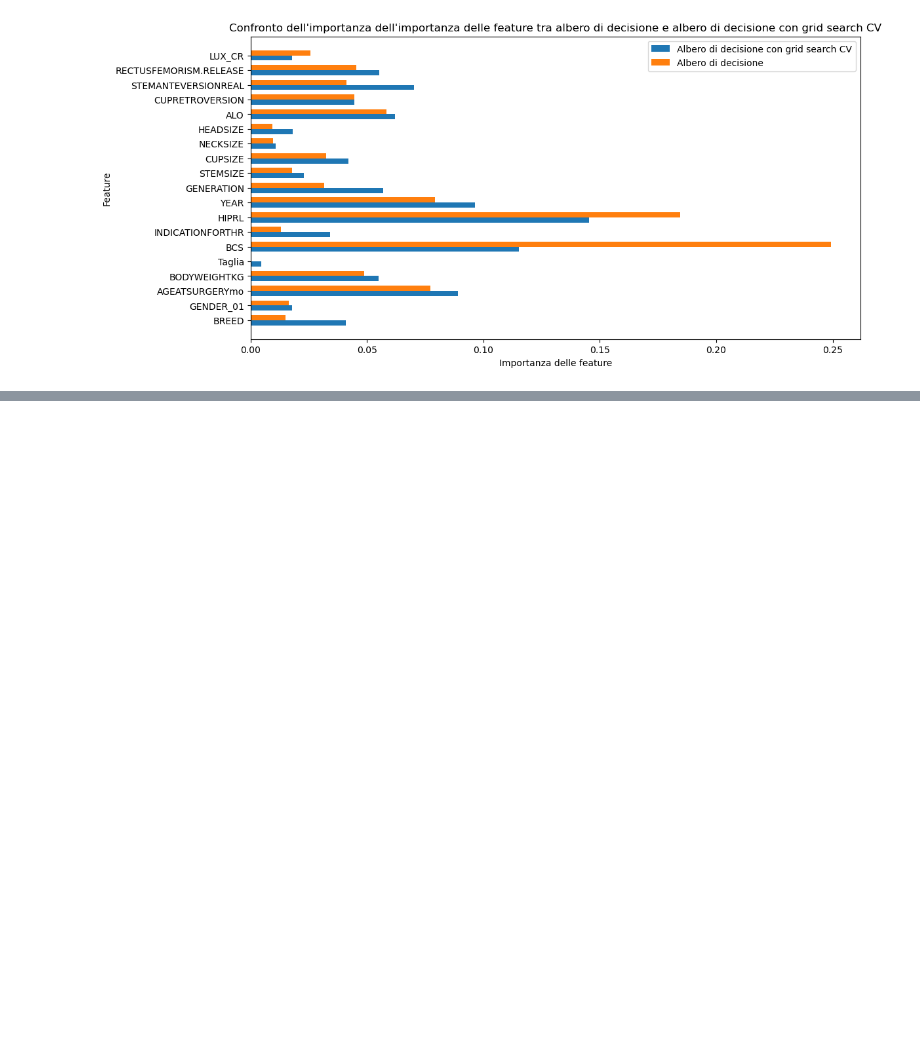
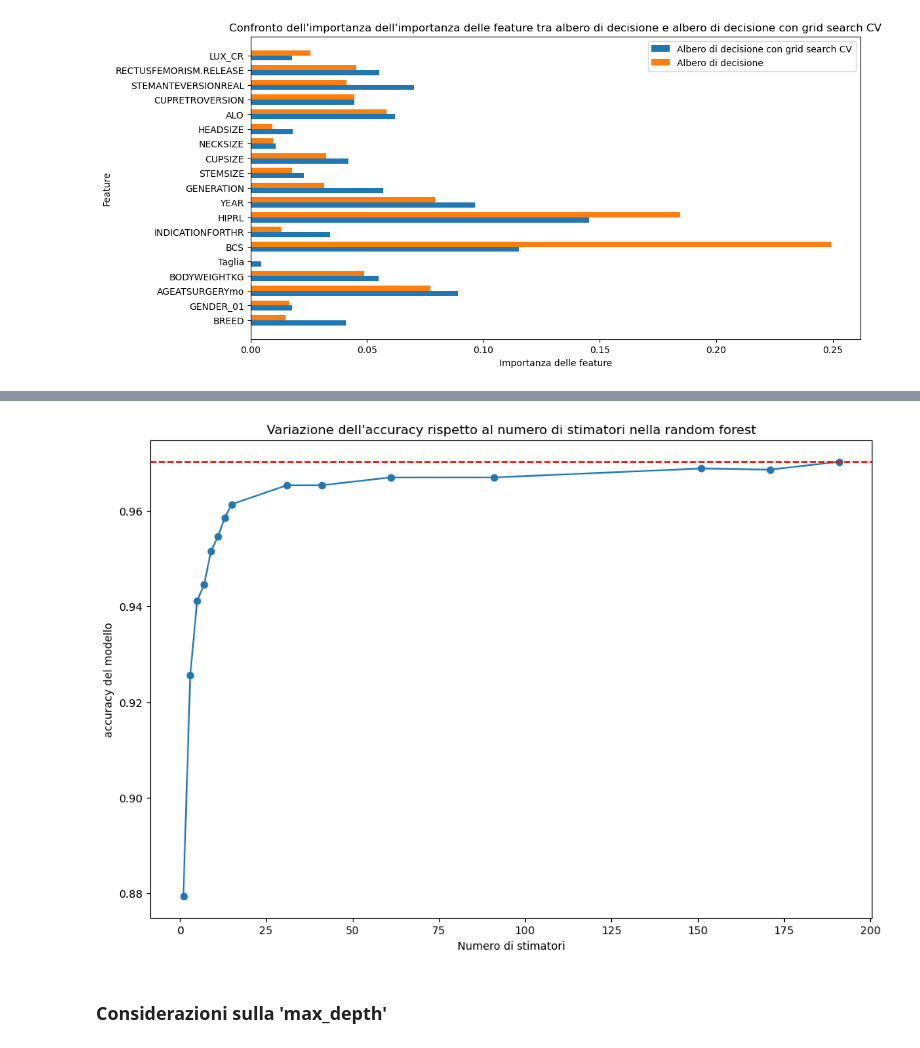
Before and after one commit to MatteoBisotti/Tirocinio, a Jupyter notebook: tirocinio/Model_random_forest/random_forest.ipynb, the cells around one changed output, grey strips where cells are left out. Cells and saved outputs as stored; diff of their text form; code cells hidden in the pictures; blank space fills up the shorter version.

Commit message:
aggiunti grafici per max_depth e n_estimators nella random forest

```diff
--- a/tirocinio/Model_random_forest/random_forest.ipynb
+++ b/tirocinio/Model_random_forest/random_forest.ipynb
@@ -159,0 +180,11 @@ models.feature_importance_conf(importance, importance_grid, feature_cols=feature
+# %%
+param_grid = {
+    'n_estimators': [1, 3, 5, 7, 9, 11, 13, 15, 31, 41, 61, 91, 151, 171, 191],
+    'max_depth': [18]
+}
+
+grid_estimators = models.random_forest_gridsearchcv_model(X=X,
+                                               y=y,
+                                               param_grid=param_grid,
+                                               cv=10,
+                                               scoring='accuracy')
@@ -159,0 +203,28 @@ models.feature_importance_conf(importance, importance_grid, feature_cols=feature
+# %%
+results = pd.DataFrame(grid_estimators.get_result())
+# %%
+import matplotlib.pyplot as plt
+
+plt.figure(figsize=(12, 8))
+
+# Plot dei risultati
+plt.plot(results['param_n_estimators'], results['mean_test_score'], marker='o')
+
+# Personalizzare i tick dell'asse delle x
+#plt.xticks(ticks=range(0, max(results['param_n_estimators']) + 1, 5))
+
+# Trovare il valore massimo di y
+max_y = results['mean_test_score'].max()
+
+# Tracciare una linea tratteggiata in corrispondenza del maggiore valore di y
+plt.axhline(y=max_y, color='r', linestyle='--', label=f'Max media = {max_y}')
+
+# Mostrare il grafico
+plt.xlabel('Numero di stimatori')
+plt.ylabel('accuracy del modello')
+plt.title("Variazione dell'accuracy rispetto al numero di stimatori nella random forest")
+plt.show()
+# %% [output]
+[figure, added]
+# %% [markdown]
+### Considerazioni sulla 'max_depth'
```
Also changed, not shown: parts of 9 cells of this notebook, 2 other files.
